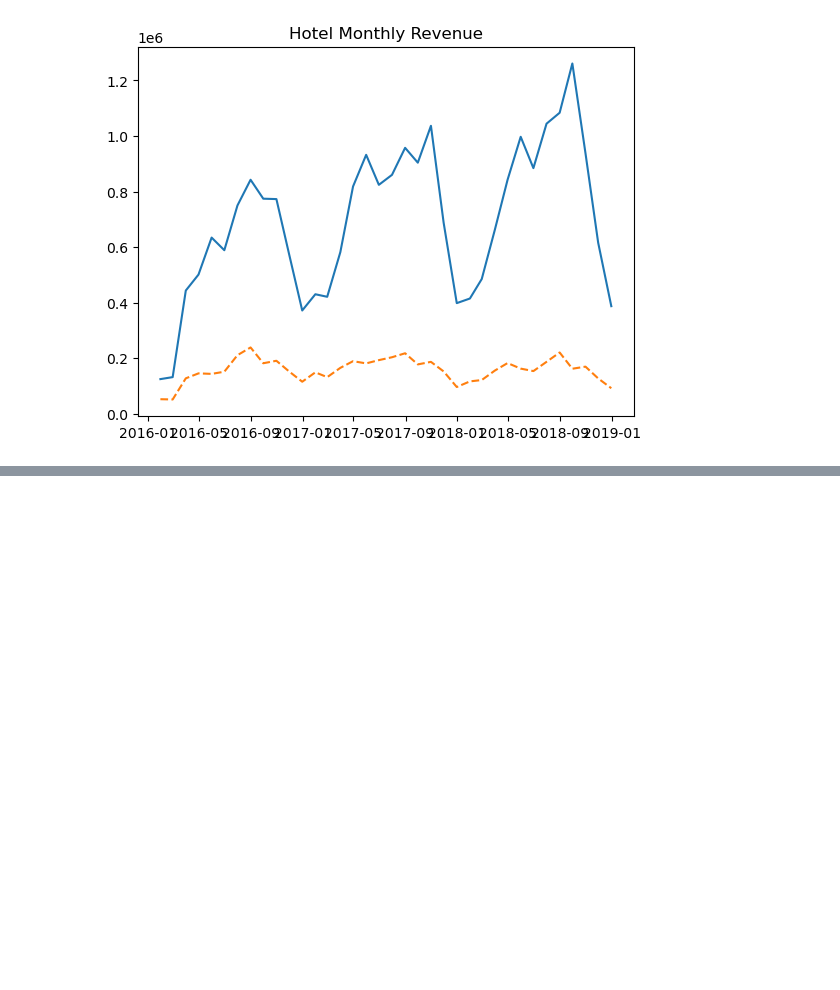
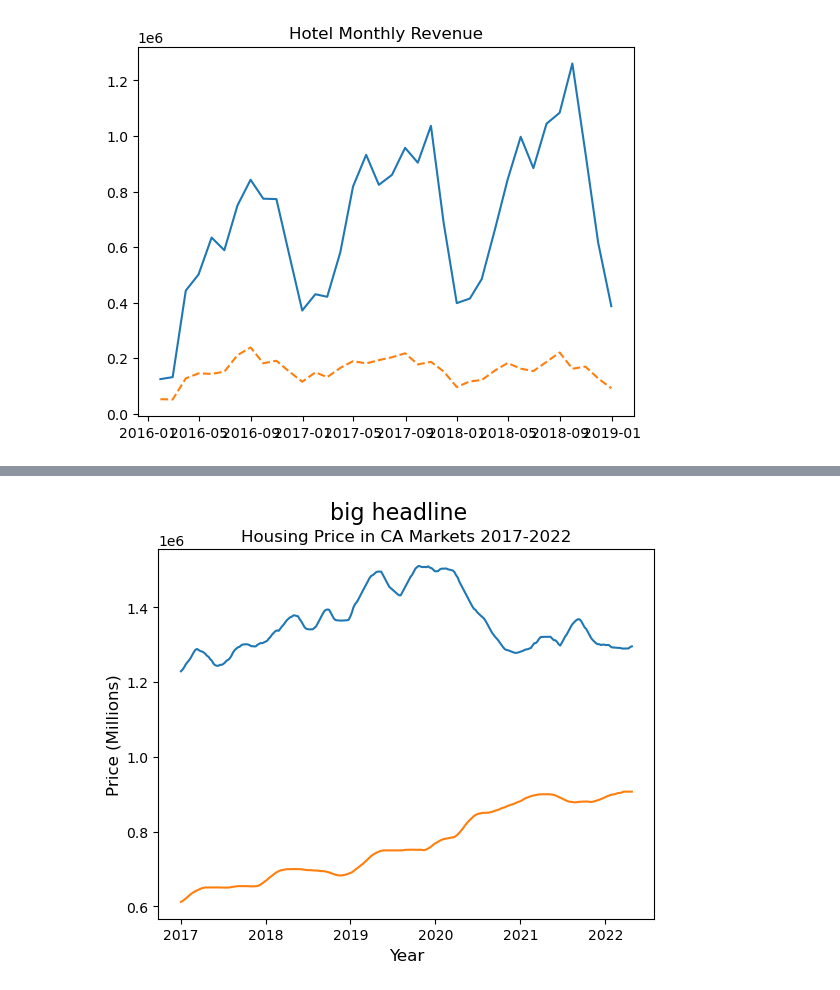
Before and after one commit to scarypillowz/data_visualization, a Jupyter notebook: matplotlib fundamentals.ipynb, the cells around one changed output, grey strips where cells are left out. Saved outputs shown, nothing was run; the diff lists cells and outputs as text; code cells hidden in the pictures; blank space fills up the shorter version.

Commit message:
pandas 전처리, title/label 세팅

```diff
--- a/matplotlib fundamentals.ipynb
+++ b/matplotlib fundamentals.ipynb
@@ -77,0 +82,10 @@ ax.set_title('Hotel Monthly Revenue');
+# %%
+housing_raw = pd.read_csv(
+    './data/housing_data.csv',
+    parse_dates=['period_begin', 'period_end'],
+    dtype={'total_homes_sold': 'Int32', 'region_name': 'category'}
+)
+# %%
+ca_housing = housing_raw[housing_raw['region_name'].str.contains('CA')].assign(
+    region_name=housing_raw['region_name'].str[:-11])
+ca_housing.head()
@@ -77,0 +118,7 @@ ax.set_title('Hotel Monthly Revenue');
+# %%
+ca_housing_pivot = ca_housing.pivot_table(
+    index='period_begin',
+    columns='region_name',
+    values='median_active_list_price'
+).assign(CA_average=lambda x: x.mean(axis=1))
+ca_housing_pivot.head()
@@ -77,0 +134,6 @@ ax.set_title('Hotel Monthly Revenue');
+# %%
+ca_housing_markets = ca_housing_pivot.loc[
+    :,
+    ['San Francisco', 'Los Angeles', 'San Diego', 'CA_average']
+]
+ca_housing_markets.head()
@@ -77,0 +148,13 @@ ax.set_title('Hotel Monthly Revenue');
+# %%
+# title, label Setting
+fig, ax = plt.subplots()
+
+ax.plot(ca_housing_markets.index, ca_housing_markets['San Francisco'])
+ax.plot(ca_housing_markets.index, ca_housing_markets['Los Angeles'])
+
+fig.suptitle('big headline', fontsize=16)
+ax.set_title('Housing Price in CA Markets 2017-2022', fontsize=12)
+ax.set_xlabel('Year', fontsize=12)
+ax.set_ylabel('Price (Millions)', fontsize=12);
+# %% [output]
+[figure, added]
```
Also changed, not shown: parts of 5 cells of this notebook.
